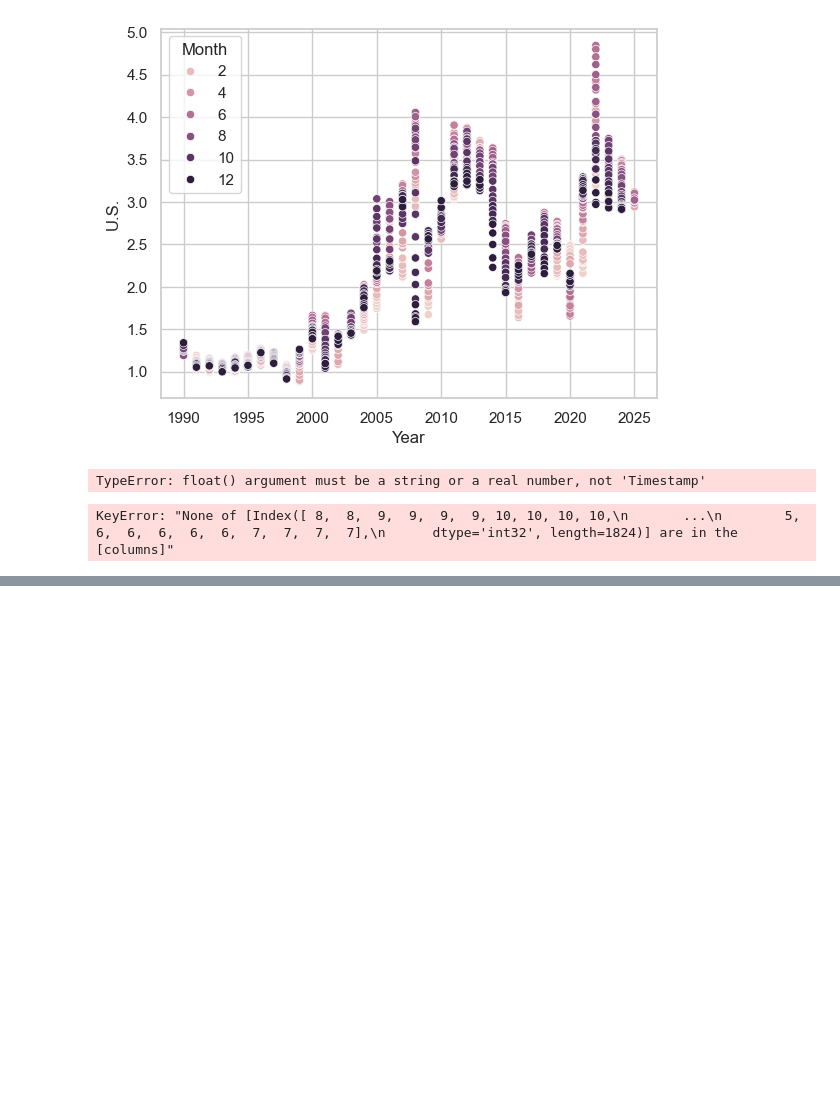
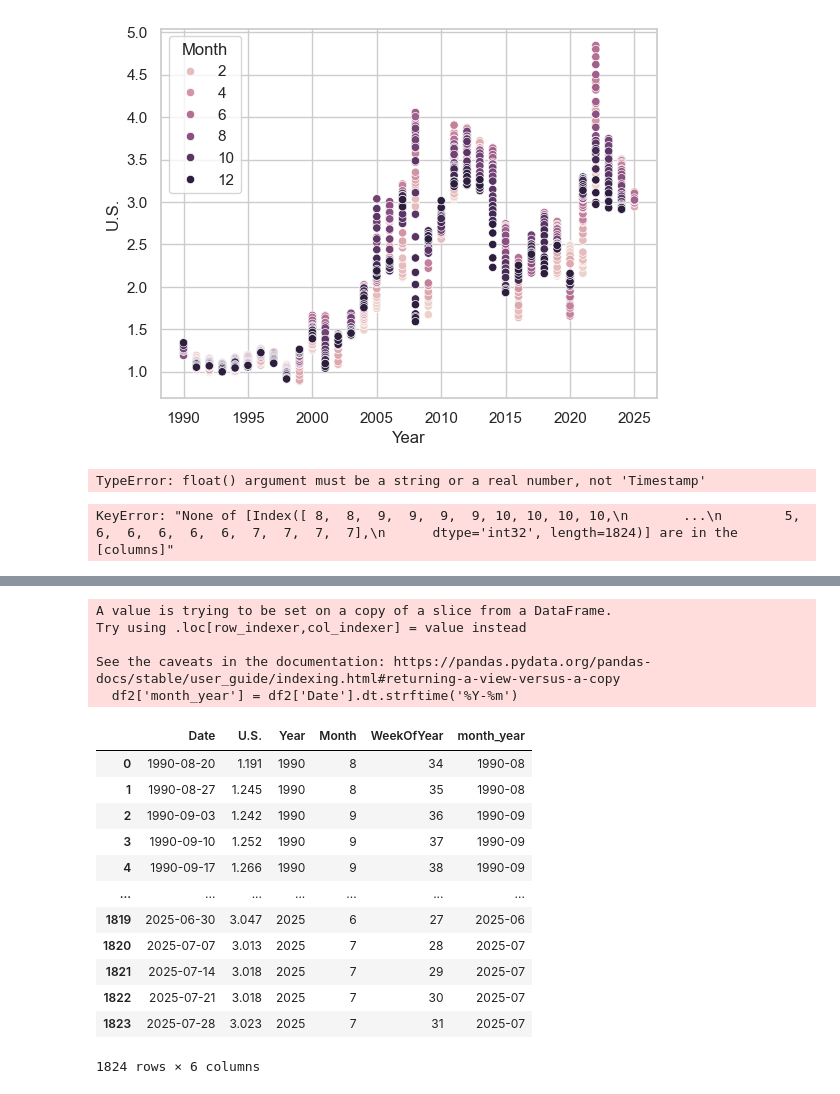
Before and after one commit to tdoan123/data-learning-journey, a Jupyter notebook: Python/Bamboo Weekly/bw_83_US_gasoline_price.ipynb, the cells around one changed output, grey strips where cells are left out. Drawn from its saved outputs; the diff is of its cells as text; code cells hidden in the pictures; blank space fills up the shorter version.

```diff
--- a/Python/Bamboo Weekly/bw_83_US_gasoline_price.ipynb
+++ b/Python/Bamboo Weekly/bw_83_US_gasoline_price.ipynb
@@ -582,0 +607,24 @@ KeyError: "None of [Index([ 8,  8,  9,  9,  9,  9, 10, 10, 10, 10,\n       ...\n
+# %%
+df2['month_year'] = df2['Date'].dt.strftime('%Y-%m')
+# %% [output]
+A value is trying to be set on a copy of a slice from a DataFrame.
+Try using .loc[row_indexer,col_indexer] = value instead
+
+See the caveats in the documentation: https://pandas.pydata.org/pandas-docs/stable/user_guide/indexing.html#returning-a-view-versus-a-copy
+  df2['month_year'] = df2['Date'].dt.strftime('%Y-%m')
+# %%
+df2
+# %% [output]
+|  | Date | U.S. | Year | Month | WeekOfYear | month_year |
+| 0 | 1990-08-20 | 1.191 | 1990 | 8 | 34 | 1990-08 |
+| 1 | 1990-08-27 | 1.245 | 1990 | 8 | 35 | 1990-08 |
+| 2 | 1990-09-03 | 1.242 | 1990 | 9 | 36 | 1990-09 |
+| 3 | 1990-09-10 | 1.252 | 1990 | 9 | 37 | 1990-09 |
+| 4 | 1990-09-17 | 1.266 | 1990 | 9 | 38 | 1990-09 |
+| ... | ... | ... | ... | ... | ... | ... |
+| 1819 | 2025-06-30 | 3.047 | 2025 | 6 | 27 | 2025-06 |
+| 1820 | 2025-07-07 | 3.013 | 2025 | 7 | 28 | 2025-07 |
+| 1821 | 2025-07-14 | 3.018 | 2025 | 7 | 29 | 2025-07 |
+| 1822 | 2025-07-21 | 3.018 | 2025 | 7 | 30 | 2025-07 |
+| 1823 | 2025-07-28 | 3.023 | 2025 | 7 | 31 | 2025-07 |
+1824 rows × 6 columns
```
Also changed, not shown: parts of 6 cells of this notebook, 1 other file.
